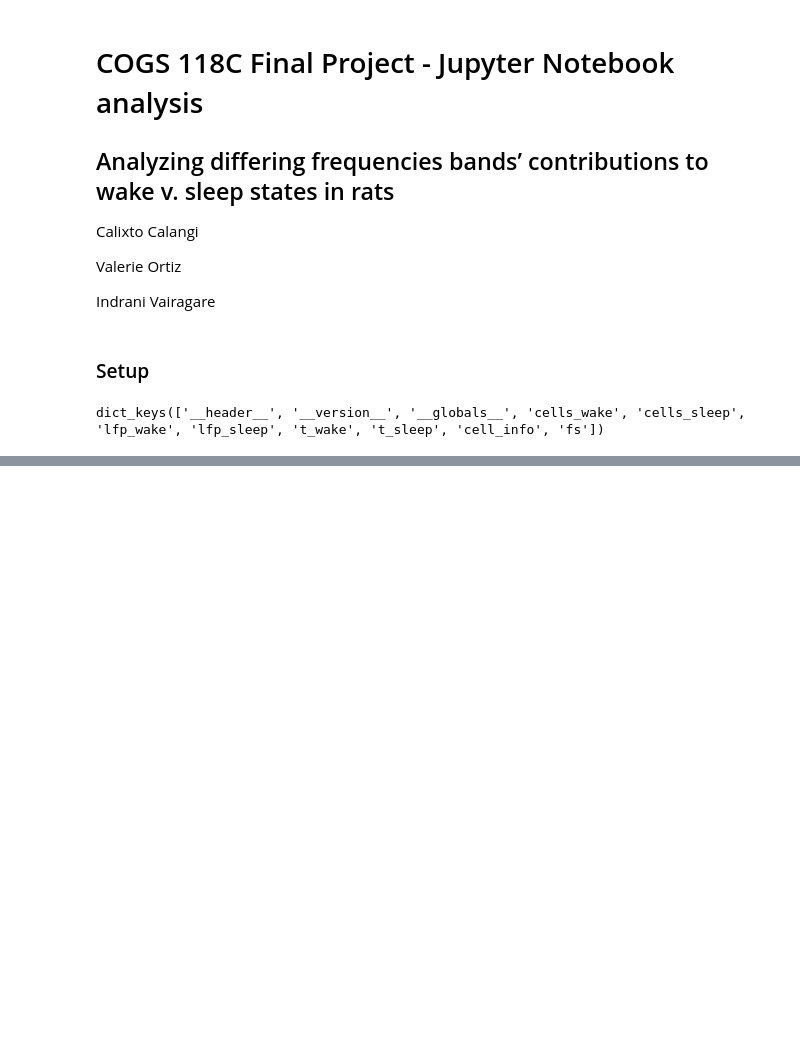
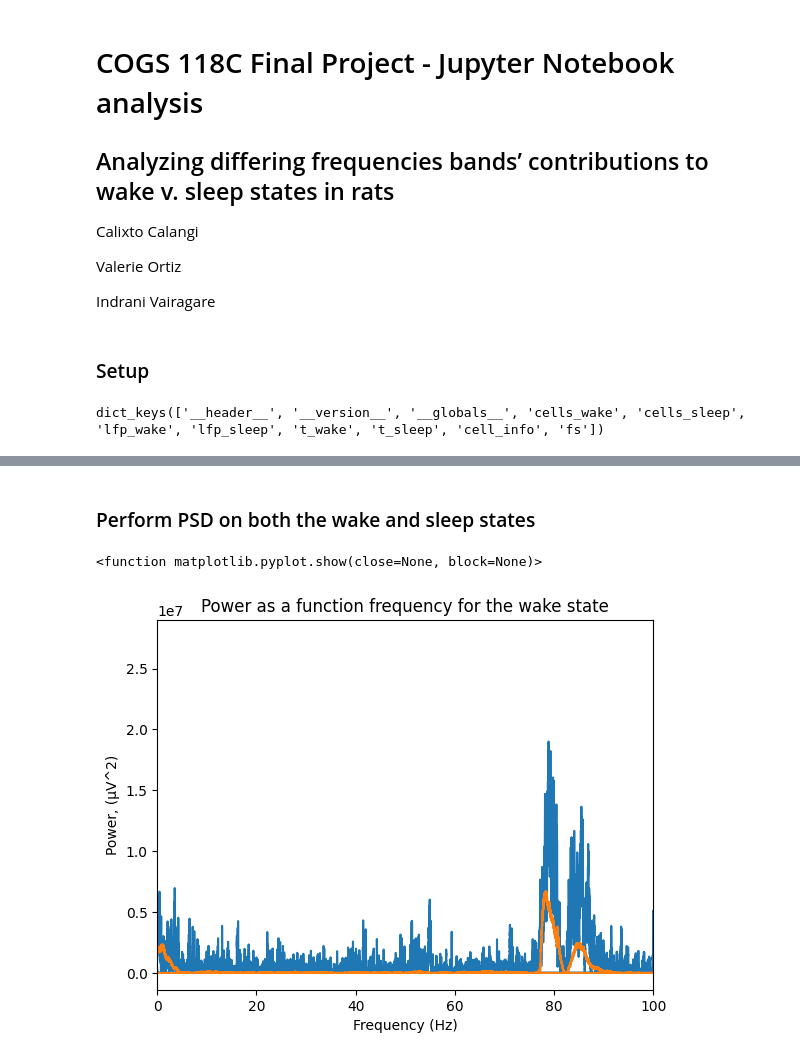
Before and after one commit to Indraniiii/118C_rat, a Jupyter notebook: COGS118_LFP_rats.ipynb, the cells around one changed output, grey strips where cells are left out. Drawn from its saved outputs; the diff is of its cells as text; code cells hidden in the pictures; blank space fills up the shorter version.

```diff
--- a/COGS118_LFP_rats.ipynb
+++ b/COGS118_LFP_rats.ipynb
@@ -32,0 +64,18 @@ dict_keys(['__header__', '__version__', '__globals__', 'cells_wake', 'cells_slee
+# %% [markdown]
+### Perform PSD on both the wake and sleep states
+# %%
+#Power first, FFT on LFP to confirm to the frequency domain
+wake_dft = np.fft.fft(rat_data['lfp_wake'].T)
+wake_power = np.abs(wake_dft) ** 2
+wake_frequency = np.fft.fftfreq(len(rat_data['t_wake']), d=1/Fs)
+
+#Plot wake state
+plt.plot(wake_frequency, wake_power)
+plt.title('Power as a function frequency for the wake state')
+plt.xlabel('Frequency (Hz)')
+plt.ylabel('Power, (μV^2)')
+plt.xlim(0,100)
+plt.show
+# %% [output]
+<function matplotlib.pyplot.show(close=None, block=None)>
+[figure, added]
```
Also changed, not shown: parts of 13 cells of this notebook.
